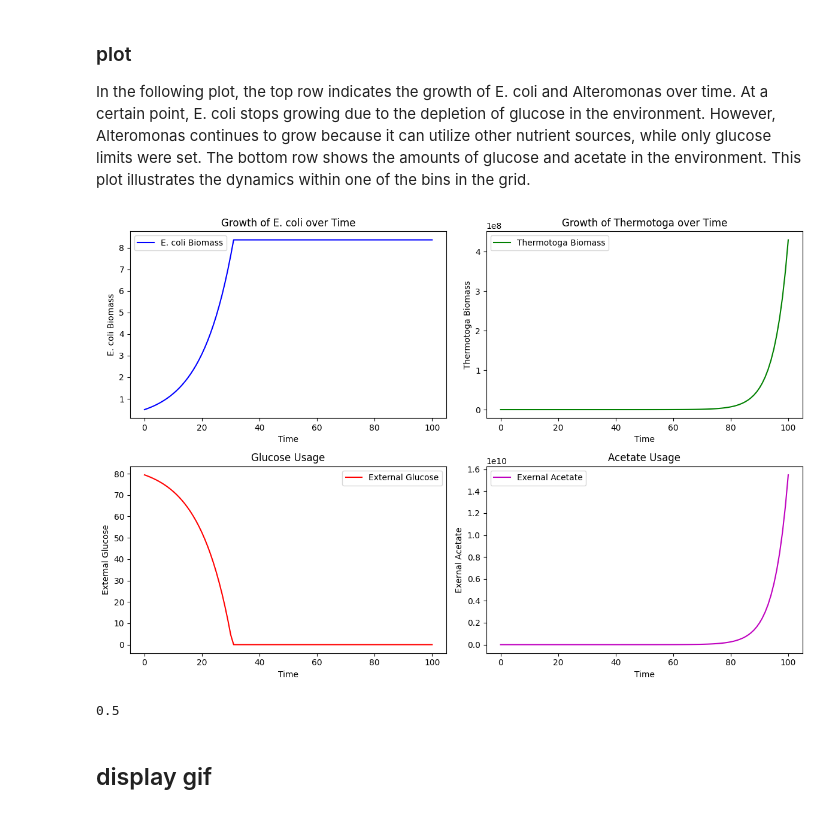
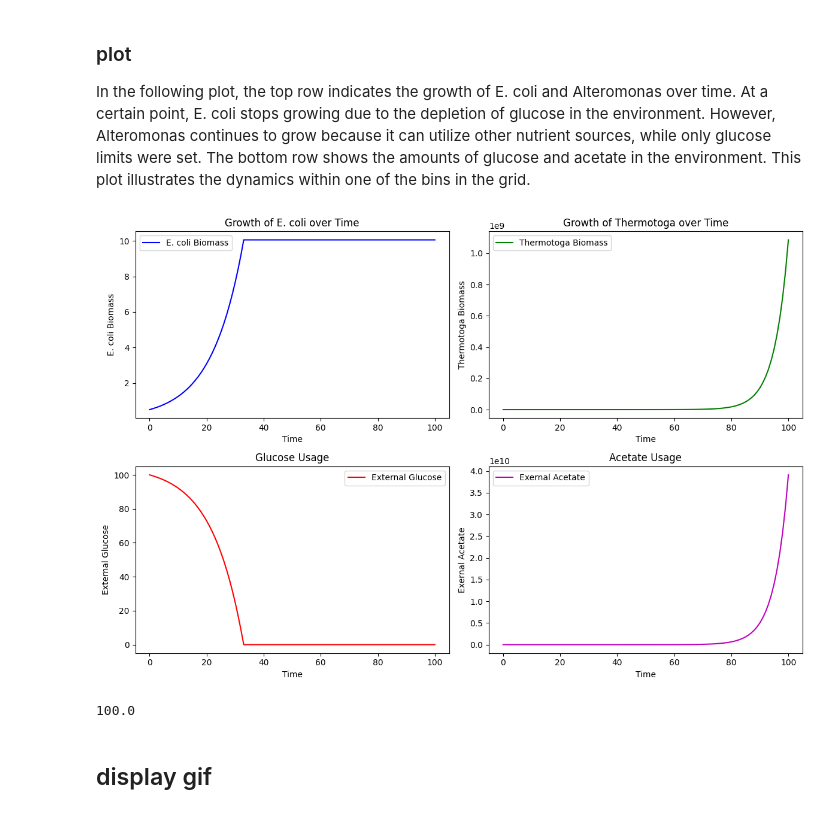
Before and after one commit to vivarium-collective/VivaComets, a Jupyter notebook: notebooks/Spatial_DFBA.ipynb, the cells around one changed output. Drawn from its saved outputs; the diff is of its cells as text; code cells hidden in the pictures.

```diff
--- a/notebooks/Spatial_DFBA.ipynb
+++ b/notebooks/Spatial_DFBA.ipynb
@@ -56,7 +56,7 @@ def run_dfba_simulation(config, total_time):
     initial_field_config = {
         'uniform': {
             'glucose': 100,
-            'acetate': 20.0,
+            'Ammonia': 100.0,
         }}
     initial_field = spatial_dfba.initial_state(initial_field_config)
 
@@ -148,18 +148,19 @@ config = {
     'bounds': [5, 5],  # dimensions of the environment
     'nbins': [5, 5],     # division into bins
     'depth': 1.0,        # depth of the environment
-    'molecules': ['glucose', 'acetate'],  # available molecules
+    'molecules': ['glucose', 'acetate', 'Ammonia'],  # available molecules
     'species_info': [
         {
             'name': 'Thermotoga',
             'model': '../data/iLJ478.xml',  # Path to FBA model file
             'flux_id_map': {
                 'glucose': 'EX_glc__D_e',
-                "acetate": "EX_ac_e"
+                "acetate": "EX_ac_e",
+                "Ammonia": "EX_nh4_e"
             },
             'kinetic_params': {
                 'glucose': (0.1, 1),  # Km, Vmax for glucose
-                "acetate": (0.1, 1)
+                "Ammonia": (0.1, 1)
             },
             # "fixed_bounds": {
             #     'EX_cpd00058_e0': {'lower': -1, 'upper': 1},
@@ -170,7 +171,8 @@ config = {
             'model': '../data/iECW_1372.xml',  # Path to E. coli model file
             'flux_id_map': {
                 'glucose': 'EX_glc__D_e',
-                'acetate': 'EX_ac_e'       # Exchange reaction ID for acetate
+                'acetate': 'EX_ac_e',       # Exchange reaction ID for acetate
+                "Ammonia": "EX_nh4_e"
             },
             'kinetic_params': {
                 'glucose': (0.1, 1.0)  #(0.4, 5),  # Km, Vmax for glucose
@@ -200,16 +204,17 @@ Completed in 228.19 seconds
 ### plot
 In the following plot, the top row indicates the growth of E. coli and Alteromonas over time. At a certain point, E. coli stops growing due to the depletion of glucose in the environment. However, Alteromonas continues to grow because it can utilize other nutrient sources, while only glucose limits were set. The bottom row shows the amounts of glucose and acetate in the environment. This plot illustrates the dynamics within one of the bins in the grid.
 # %%
-plot_dfba_bin_data(data, x=1, y=3)
+plot_dfba_bin_data(data, x=2, y=3)
 # %% [output]
-[figure, old version]
+[figure, new version]
 # %%
 ## 0,0 bin should have 0 glucose, so 0 growth
 # plot_dfba_bin_data(data, x=0, y=0)
 data.keys()
 data["species"]["Thermotoga"][0][2][1]
+data["fields"]["Ammonia"][0][2][1]
 # %% [output]
-0.5
+100.0
 # %% [markdown]
 ## display gif
 # %%
```
Also changed, not shown: parts of 2 cells of this notebook, 1 other file.
